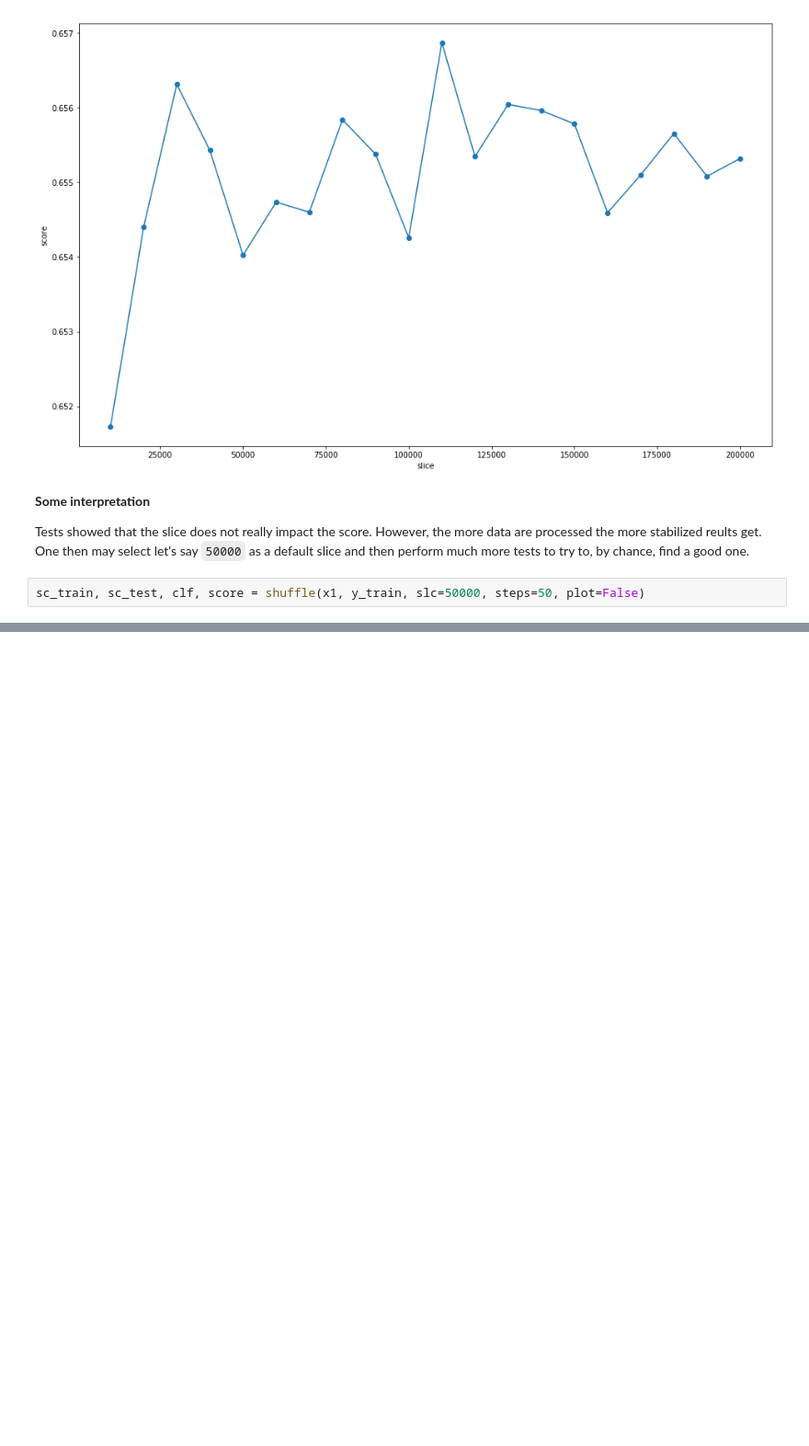
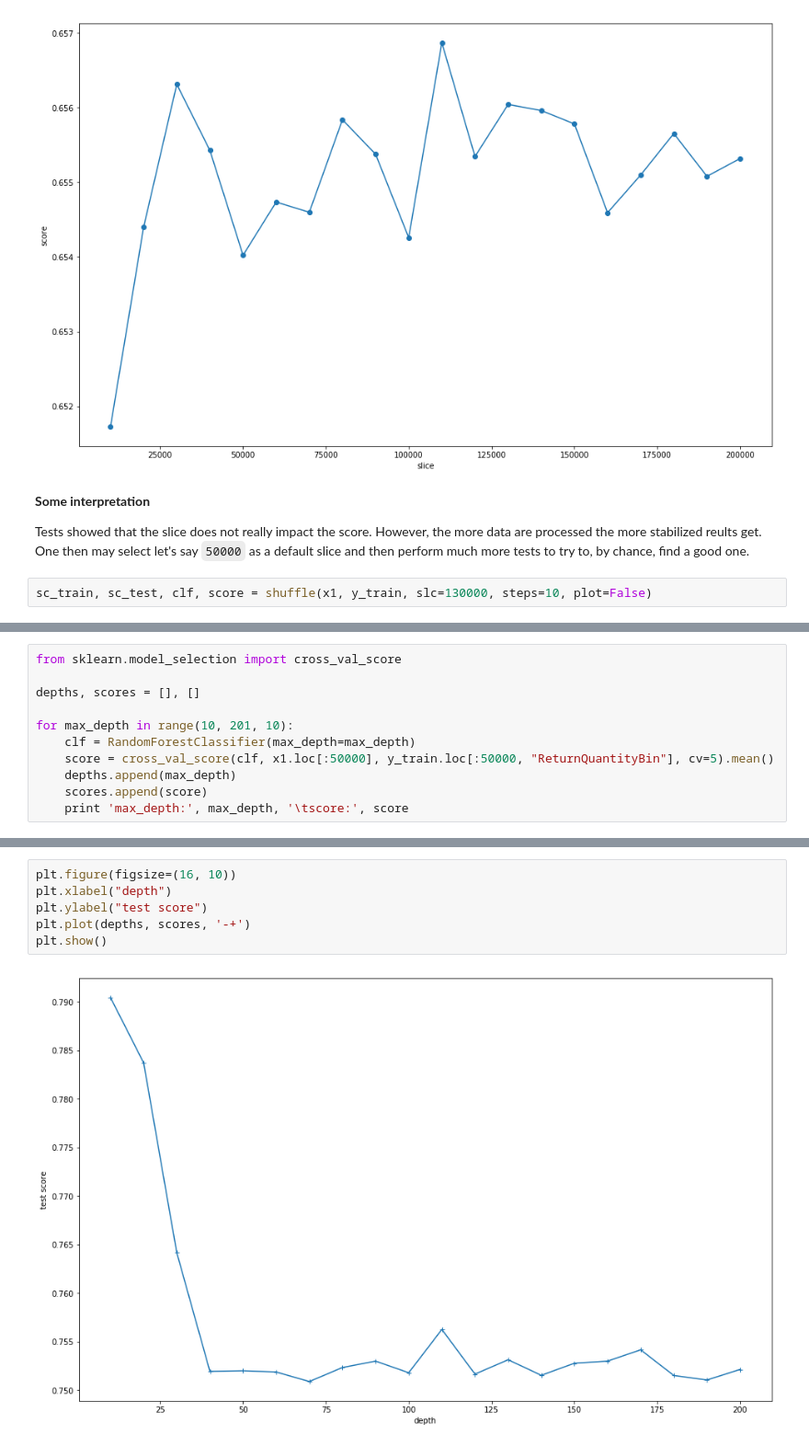
Before and after one commit to ychalier/AlphaShoe, a Jupyter notebook: base.ipynb, the cells around one changed output, grey strips where cells are left out. Shown: that part at 92% size. Saved outputs shown, nothing was run; the diff lists cells and outputs as text; blank space fills up the shorter version.

```diff
--- a/base.ipynb
+++ b/base.ipynb
@@ -556,4 +579,4 @@ __Some interpretation__
 
 Tests showed that the slice does not really impact the score. However, the more data are processed the more stabilized reults get. One then may select let's say `50000` as a default slice and then perform much more tests to try to, by chance, find a good one.
 # %%
-sc_train, sc_test, clf, score = shuffle(x1, y_train, slc=50000, steps=50, plot=False)
+sc_train, sc_test, clf, score = shuffle(x1, y_train, slc=130000, steps=10, plot=False)
@@ -564,0 +592,11 @@ generated output at ypred_2018_04_13_15_13_30.txt       (7.96s)
+# %%
+from sklearn.model_selection import cross_val_score
+
+depths, scores = [], []
+
+for max_depth in range(10, 201, 10):
+    clf = RandomForestClassifier(max_depth=max_depth)
+    score = cross_val_score(clf, x1.loc[:50000], y_train.loc[:50000, "ReturnQuantityBin"], cv=5).mean()
+    depths.append(max_depth)
+    scores.append(score)
+    print 'max_depth:', max_depth, '\tscore:', score
@@ -564,0 +624,8 @@ generated output at ypred_2018_04_13_15_13_30.txt       (7.96s)
+# %%
+plt.figure(figsize=(16, 10))
+plt.xlabel("depth")
+plt.ylabel("test score")
+plt.plot(depths, scores, '-+')
+plt.show()
+# %% [output]
+[figure, added]
```
Also changed, not shown: parts of 17 cells of this notebook, 6 other files.
